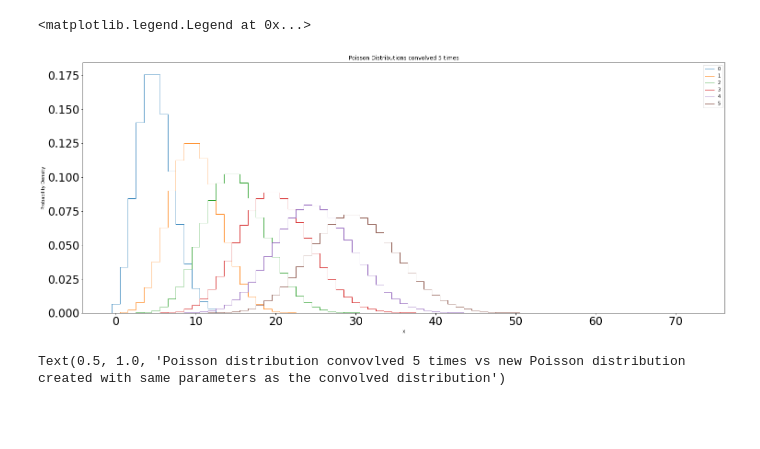
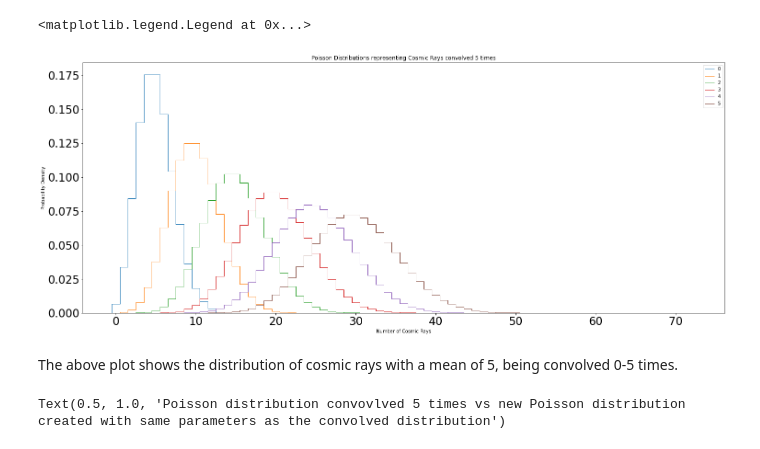
Before and after one commit to CameronPeloquin/PHYS_434, a Jupyter notebook: Lab2/Lab2.ipynb, the cells around one changed output. Cells and saved outputs as stored; diff of their text form; code cells hidden in the pictures; blank space fills up the shorter version.

```diff
--- a/Lab2/Lab2.ipynb
+++ b/Lab2/Lab2.ipynb
@@ -8,31 +8,33 @@ from scipy import stats
 # %%
 # Problem 1.A
 
 plt.rcParams["figure.figsize"] = (25,10)
 fig, ax = plt.subplots(1, 1)
 ax.tick_params(labelsize = 24)
 
 X = 5
 Y = 8
 
 x = np.arange(stats.poisson.ppf(0.001, X, 0), stats.poisson.ppf(0.999, X, 0))
 edges = np.arange(x[0]-0.5, x[-1]+1.5, 1)
 pmf_values = stats.poisson.pmf(x, X, 0)
 ax.stairs(pmf_values, edges, label = 0)
 conv = pmf_values
-plt.title('Poisson Distributions convolved 5 times')
-plt.xlabel('x')
+plt.title('Poisson Distributions representing Cosmic Rays convolved 5 times')
+plt.xlabel('Number of Cosmic Rays')
 plt.ylabel('Probability Density')
 
 for i in range(5):
     conv = np.convolve(conv, pmf_values)
     x = np.arange(0,len(conv))
     edges = np.arange(x[0]-0.5, x[-1]+1.5, 1)
     ax.stairs(conv, edges, label= i + 1)
 plt.legend()
 # %% [output]
 <matplotlib.legend.Legend at 0x...>
-[figure, old version]
+[figure, new version]
+# %% [markdown]
+The above plot shows the distribution of cosmic rays with a mean of 5, being convolved 0-5 times.
 # %%
 # Problem 1.B
 
```
Also changed, not shown: parts of 8 cells of this notebook.
